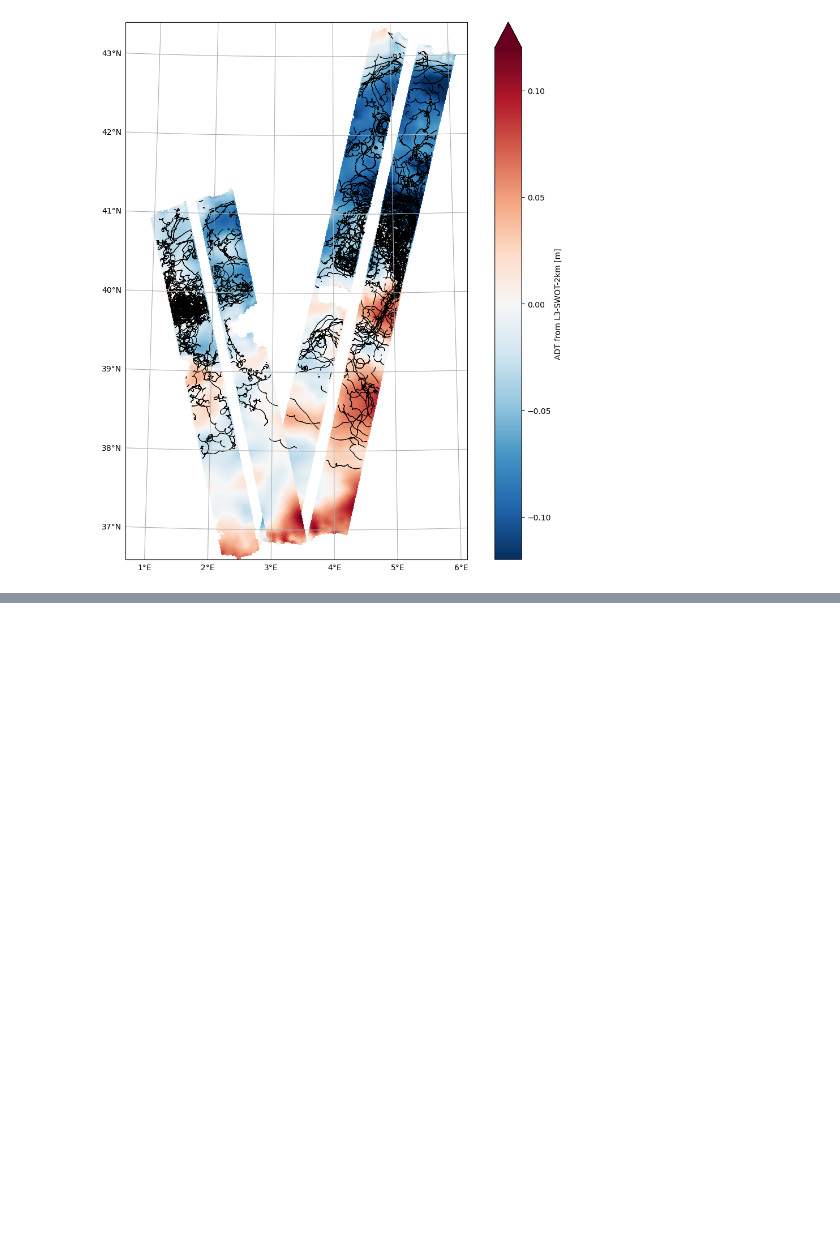
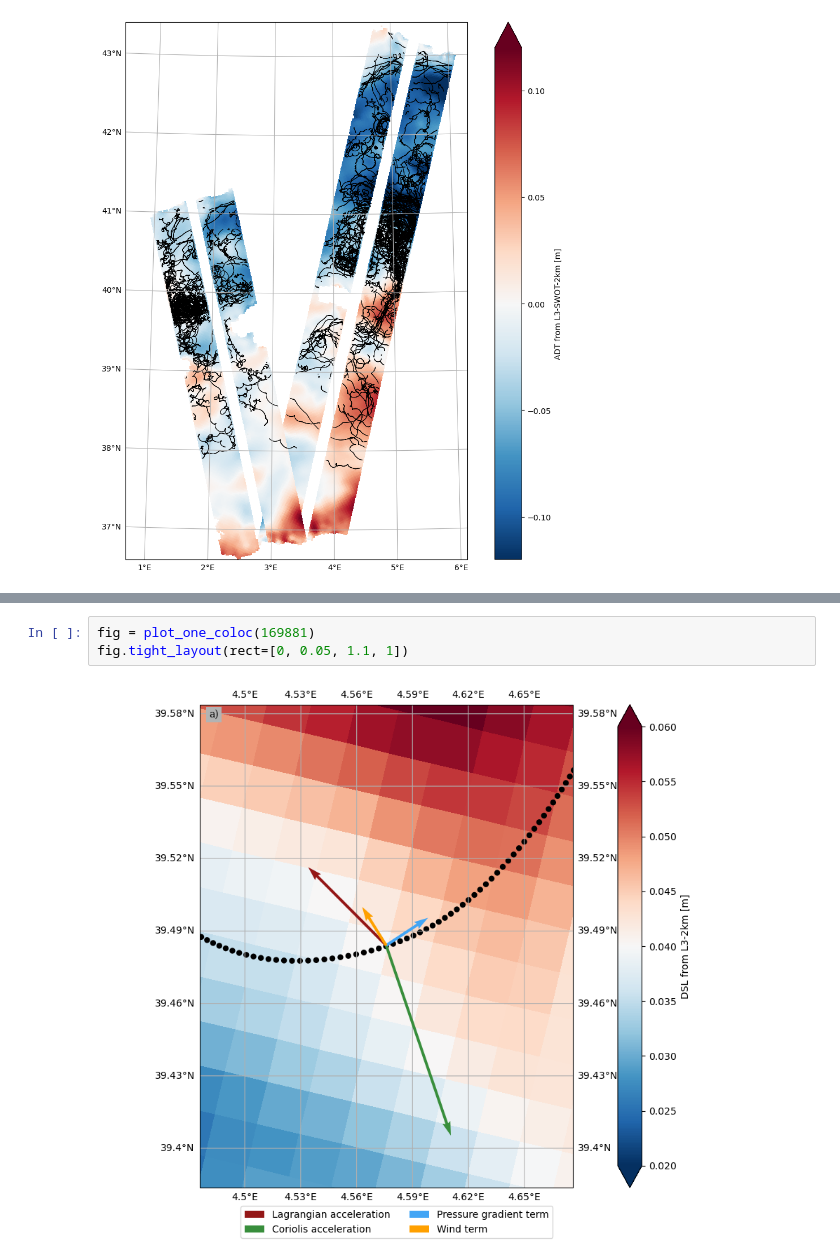
Before and after one commit to margot-demol/med_analysis, a Jupyter notebook: 03_Overview_visualization/12_image_coloc.ipynb, the cells around one changed output, grey strips where cells are left out. Cells and saved outputs as stored; diff of their text form; blank space fills up the shorter version.

```diff
--- a/03_Overview_visualization/12_image_coloc.ipynb
+++ b/03_Overview_visualization/12_image_coloc.ipynb
@@ -144,4 +149,9 @@ def plot_one_coloc(rn):
     return fig
+# %%
+fig = plot_one_coloc(169881)
+fig.tight_layout(rect=[0, 0.05, 1.1, 1])
+# %% [output]
+[figure, added]
 # %%
 np.random.seed(10)
 for rn in np.random.randint(0, ds.dims['row_number'], 15):
```
Also changed, not shown: parts of 5 cells of this notebook, 7 other files.
